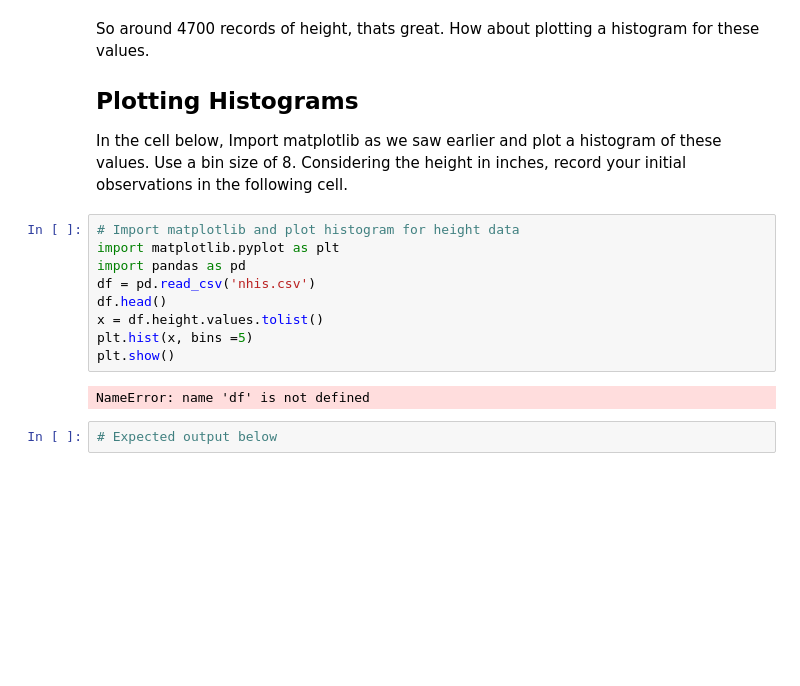
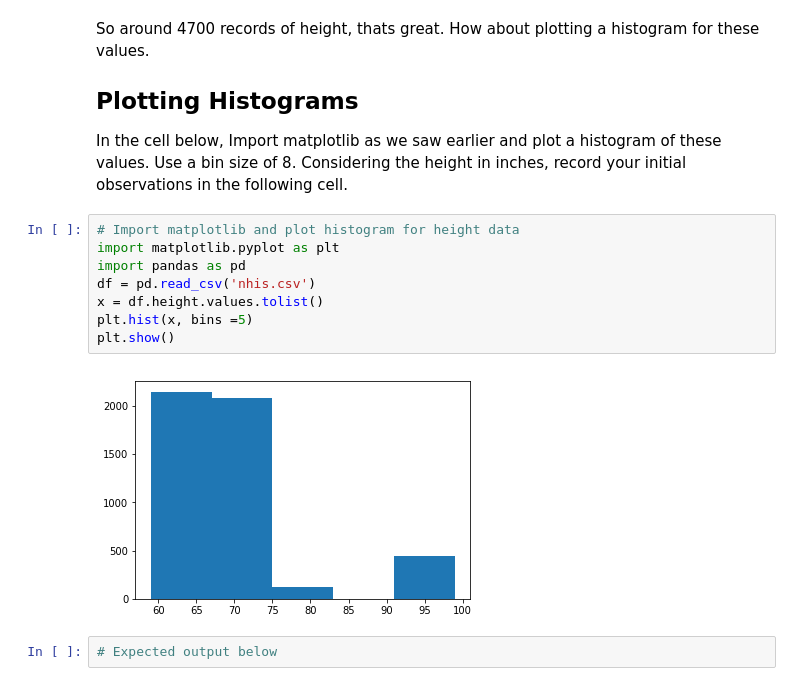
Before and after one commit to Voxoff/dsc-1-02-17-implementing-statistics-with-functions-lab-staff, a Jupyter notebook: index.ipynb, the cells around one changed output. Drawn from its saved outputs; the diff is of its cells as text; blank space fills up the shorter version.

```diff
--- a/index.ipynb
+++ b/index.ipynb
@@ -41,14 +41,13 @@ In the cell below, Import matplotlib as we saw earlier and plot a histogram of t
 # %%
 # Import matplotlib and plot histogram for height data
 import matplotlib.pyplot as plt
 import pandas as pd
 df = pd.read_csv('nhis.csv')
-df.head()
 x = df.height.values.tolist()
 plt.hist(x, bins =5)
 plt.show()
 # %% [output]
-NameError: name 'df' is not defined
+[figure, added]
 # %%
 # Expected output below
 # %% [output]
```
